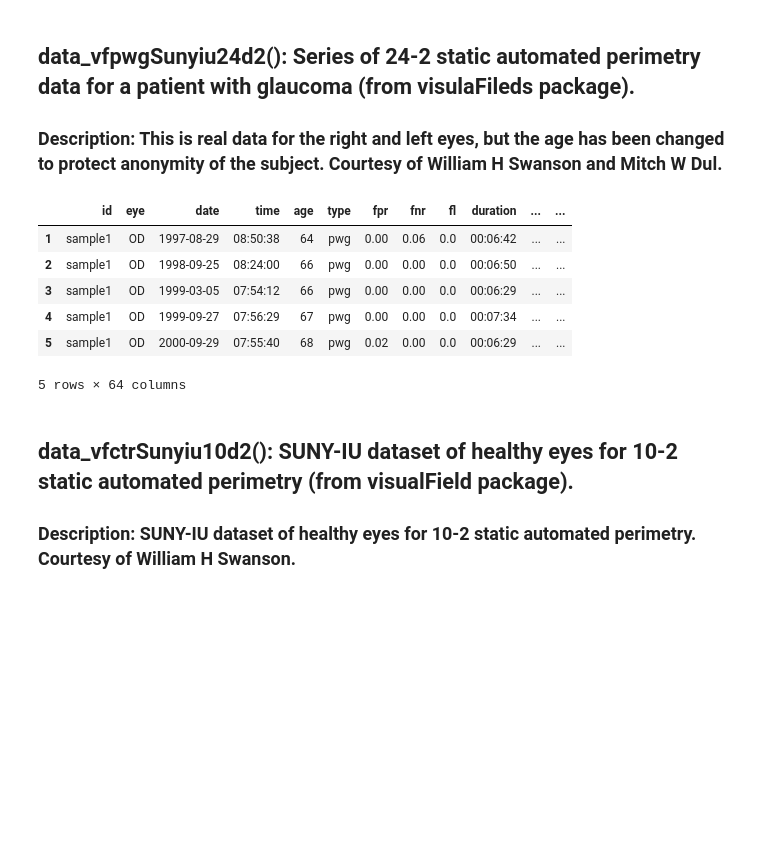
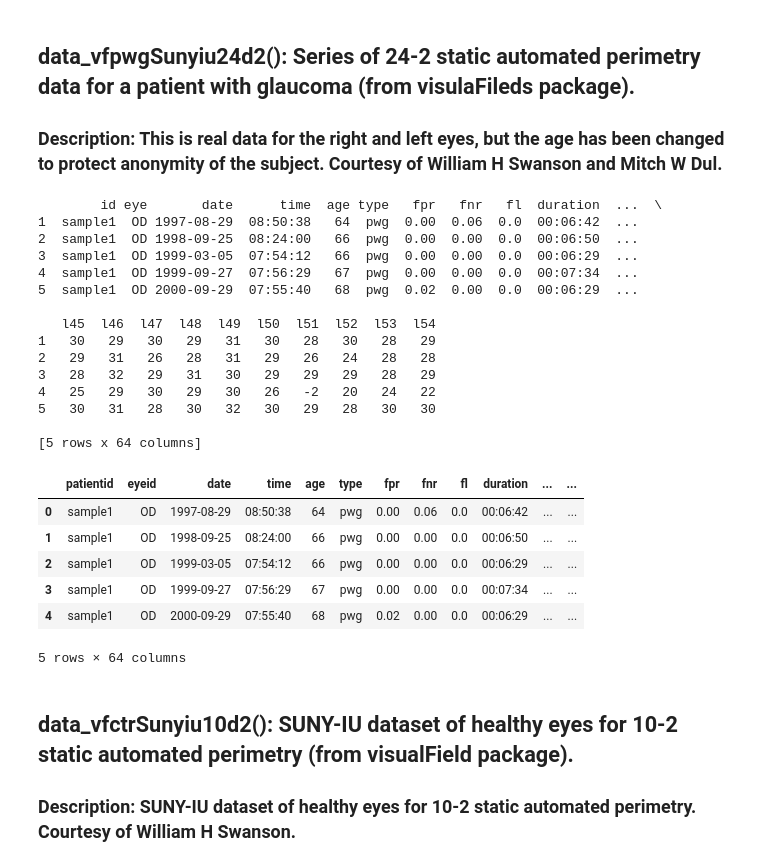
Before and after one commit to mohaEs/PyVisualField, a Jupyter notebook: demo_1_Data.ipynb, the cells around one changed output. Drawn from its saved outputs; the diff is of its cells as text; code cells hidden in the pictures; blank space fills up the shorter version.

```diff
--- a/demo_1_Data.ipynb
+++ b/demo_1_Data.ipynb
@@ -66,15 +122,33 @@ df_VFs_p.head()
 ### Description: This is real data for the right and left eyes, but the age has been changed to protect anonymity of the subject. Courtesy of William H Swanson and Mitch W Dul.
 # %%
 df_VFs_p = visualFields.data_vfpwgSunyiu24d2()
+print(df_VFs_p.head())
+
+df_VFs_p = canonicalize_vf_df(df_VFs_p)
 df_VFs_p.head()
 # %% [output]
+        id eye       date      time  age type   fpr   fnr   fl  duration  ...  \
+1  sample1  OD 1997-08-29  08:50:38   64  pwg  0.00  0.06  0.0  00:06:42  ...
+2  sample1  OD 1998-09-25  08:24:00   66  pwg  0.00  0.00  0.0  00:06:50  ...
+3  sample1  OD 1999-03-05  07:54:12   66  pwg  0.00  0.00  0.0  00:06:29  ...
+4  sample1  OD 1999-09-27  07:56:29   67  pwg  0.00  0.00  0.0  00:07:34  ...
+5  sample1  OD 2000-09-29  07:55:40   68  pwg  0.02  0.00  0.0  00:06:29  ...
+
+   l45  l46  l47  l48  l49  l50  l51  l52  l53  l54
+1   30   29   30   29   31   30   28   30   28   29
+2   29   31   26   28   31   29   26   24   28   28
+3   28   32   29   31   30   29   29   29   28   29
+4   25   29   30   29   30   26   -2   20   24   22
+5   30   31   28   30   32   30   29   28   30   30
+
+[5 rows x 64 columns]
-|  | id | eye | date | time | age | type | fpr | fnr | fl | duration | ... | ... |
-| 1 | sample1 | OD | 1997-08-29 | 08:50:38 | 64 | pwg | 0.00 | 0.06 | 0.0 | 00:06:42 | ... | ... |
-| 2 | sample1 | OD | 1998-09-25 | 08:24:00 | 66 | pwg | 0.00 | 0.00 | 0.0 | 00:06:50 | ... | ... |
-| 3 | sample1 | OD | 1999-03-05 | 07:54:12 | 66 | pwg | 0.00 | 0.00 | 0.0 | 00:06:29 | ... | ... |
-| 4 | sample1 | OD | 1999-09-27 | 07:56:29 | 67 | pwg | 0.00 | 0.00 | 0.0 | 00:07:34 | ... | ... |
-| 5 | sample1 | OD | 2000-09-29 | 07:55:40 | 68 | pwg | 0.02 | 0.00 | 0.0 | 00:06:29 | ... | ... |
+|  | patientid | eyeid | date | time | age | type | fpr | fnr | fl | duration | ... | ... |
+| 0 | sample1 | OD | 1997-08-29 | 08:50:38 | 64 | pwg | 0.00 | 0.06 | 0.0 | 00:06:42 | ... | ... |
+| 1 | sample1 | OD | 1998-09-25 | 08:24:00 | 66 | pwg | 0.00 | 0.00 | 0.0 | 00:06:50 | ... | ... |
+| 2 | sample1 | OD | 1999-03-05 | 07:54:12 | 66 | pwg | 0.00 | 0.00 | 0.0 | 00:06:29 | ... | ... |
+| 3 | sample1 | OD | 1999-09-27 | 07:56:29 | 67 | pwg | 0.00 | 0.00 | 0.0 | 00:07:34 | ... | ... |
+| 4 | sample1 | OD | 2000-09-29 | 07:55:40 | 68 | pwg | 0.02 | 0.00 | 0.0 | 00:06:29 | ... | ... |
-5 rows × 64 columns
+5 rows × 64 columns
 # %% [markdown]
 ## data_vfctrSunyiu10d2(): SUNY-IU dataset of healthy eyes for 10-2 static automated perimetry (from visualField package).
 
```
Also changed, not shown: parts of 11 cells of this notebook, 26 other files.
